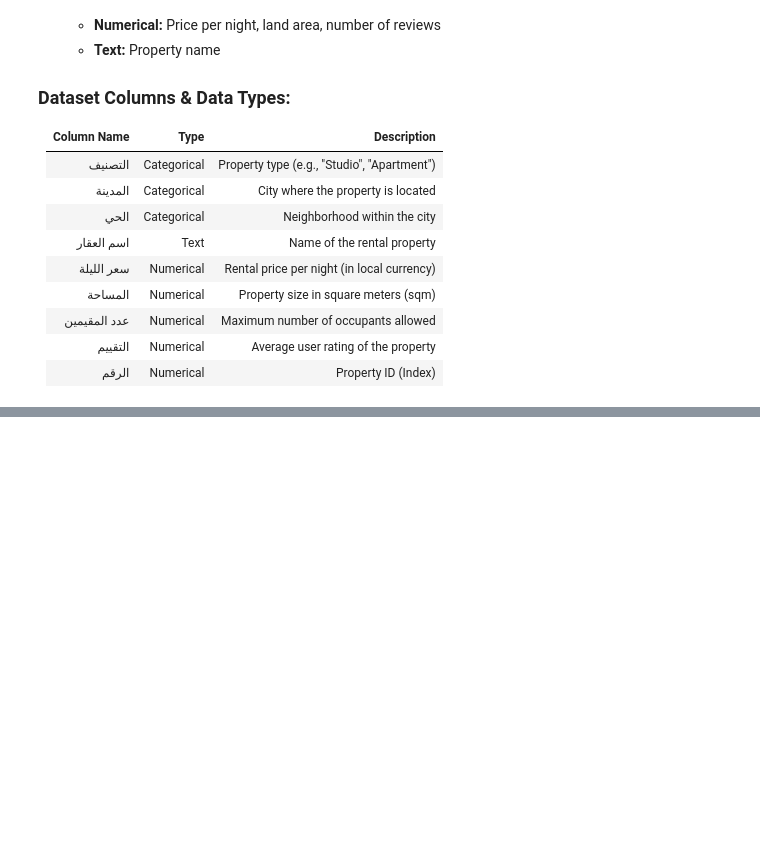
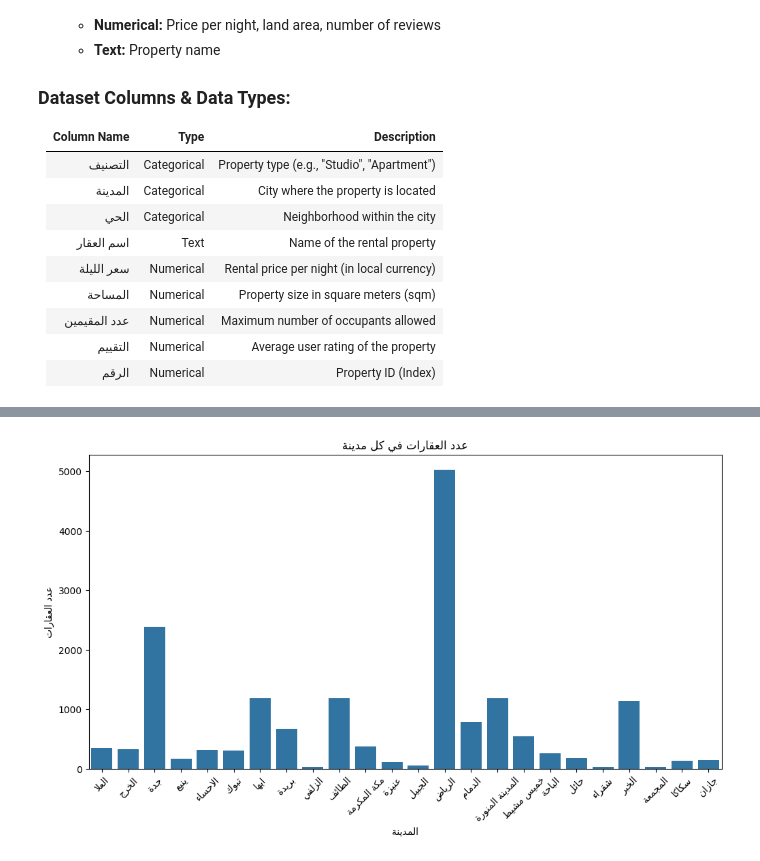
Before and after one commit to 157nouraalhumaid/SW485-Project-Group4, a Jupyter notebook: Notebook/phase1_data_exploration (1).ipynb, the cells around one changed output, grey strips where cells are left out. Drawn from its saved outputs; the diff is of its cells as text; code cells hidden in the pictures; blank space fills up the shorter version.

```diff
--- a/Notebook/phase1_data_exploration (1).ipynb
+++ b/Notebook/phase1_data_exploration (1).ipynb
@@ -106,0 +151,5 @@ df.head()
+# %%
+df= df.drop(columns=['Unnamed: 0'])
+# %%
+#Convert 'سعر الليلة' to numeric format.
+df['سعر الليلة'] = df["سعر الليلة"].str.replace(r"[^\d]", "", regex=True).astype(float)
@@ -106,0 +169,21 @@ df.head()
+# %%
+#عدد العقارات في كل مدينة
+import arabic_reshaper
+from bidi.algorithm import get_display
+import matplotlib.pyplot as plt
+import seaborn as sns
+plt.rcParams['font.family'] = 'DejaVu Sans'
+
+# Reshape and fix Arabic text for city names
+df['المدينة'] = df['المدينة'].apply(lambda x: get_display(arabic_reshaper.reshape(x)))
+
+plt.figure(figsize=(12, 6))
+sns.countplot(data=df, x='المدينة')
+plt.title(get_display(arabic_reshaper.reshape("عدد العقارات في كل مدينة")))
+plt.xlabel(get_display(arabic_reshaper.reshape("المدينة")))
+plt.ylabel(get_display(arabic_reshaper.reshape("عدد العقارات")))
+
+plt.xticks(rotation=45)
+plt.show()
+# %% [output]
+[figure, added]
```
Also changed, not shown: parts of 18 cells of this notebook.
